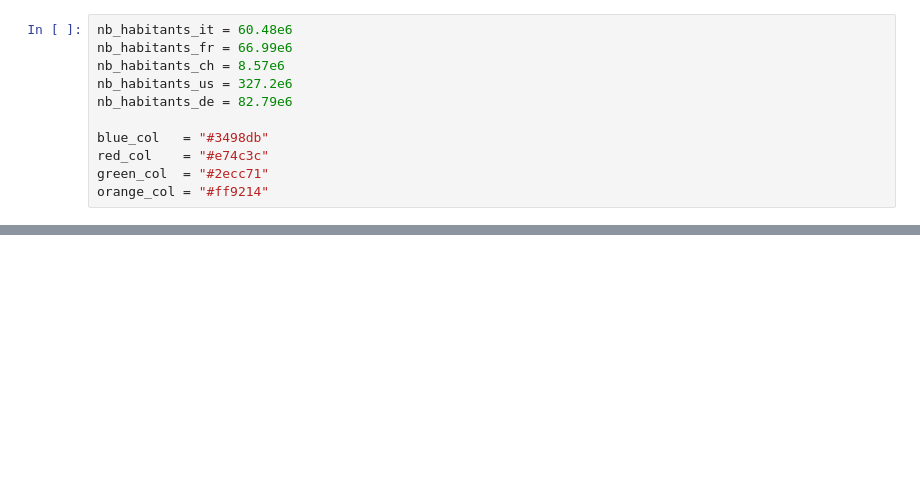
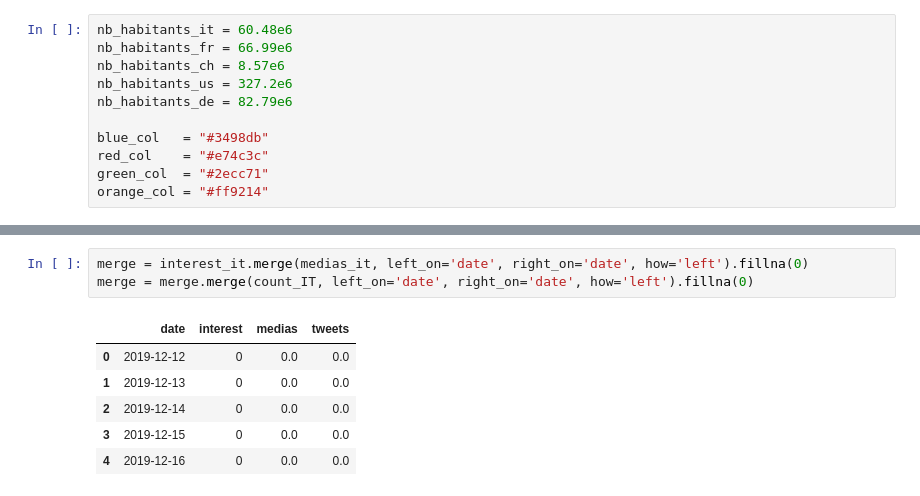
Before and after one commit to JRappaz/Panorama, a Jupyter notebook: notebooks/COVID-By-Country.ipynb, the cells around one changed output, grey strips where cells are left out. Drawn from its saved outputs; the diff is of its cells as text; blank space fills up the shorter version.

```diff
--- a/notebooks/COVID-By-Country.ipynb
+++ b/notebooks/COVID-By-Country.ipynb
@@ -471,0 +520,10 @@ plt.show()
+# %%
+merge = interest_it.merge(medias_it, left_on='date', right_on='date', how='left').fillna(0)
+merge = merge.merge(count_IT, left_on='date', right_on='date', how='left').fillna(0)
+# %% [output]
+|  | date | interest | medias | tweets |
+| 0 | 2019-12-12 | 0 | 0.0 | 0.0 |
+| 1 | 2019-12-13 | 0 | 0.0 | 0.0 |
+| 2 | 2019-12-14 | 0 | 0.0 | 0.0 |
+| 3 | 2019-12-15 | 0 | 0.0 | 0.0 |
+| 4 | 2019-12-16 | 0 | 0.0 | 0.0 |
```
Also changed, not shown: parts of 6 cells of this notebook, 8 other files.
